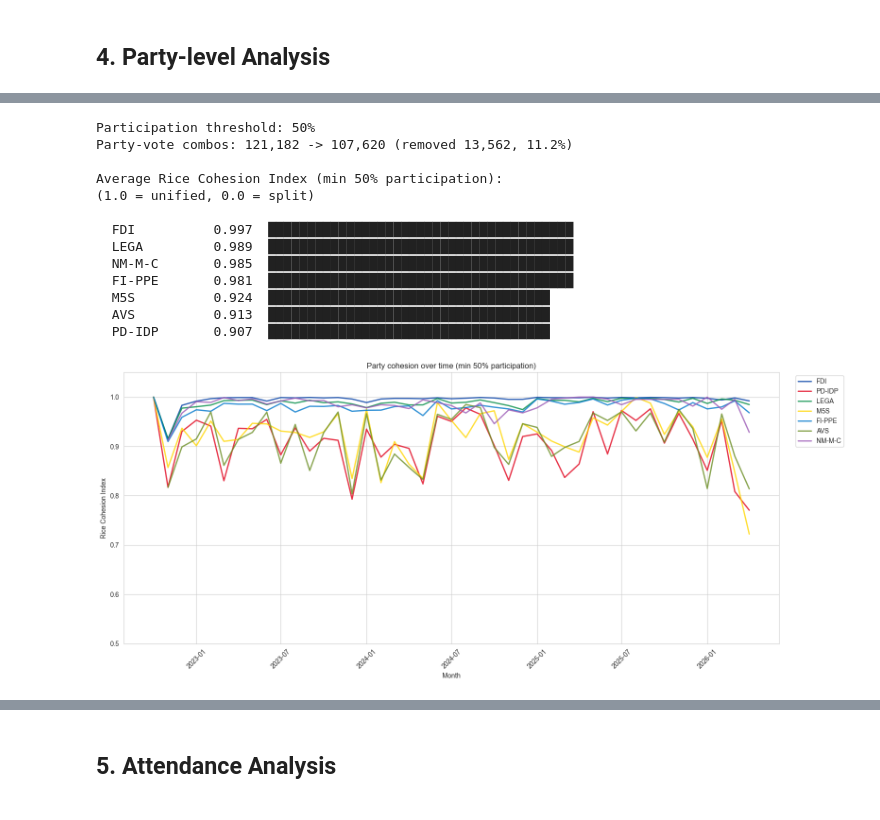
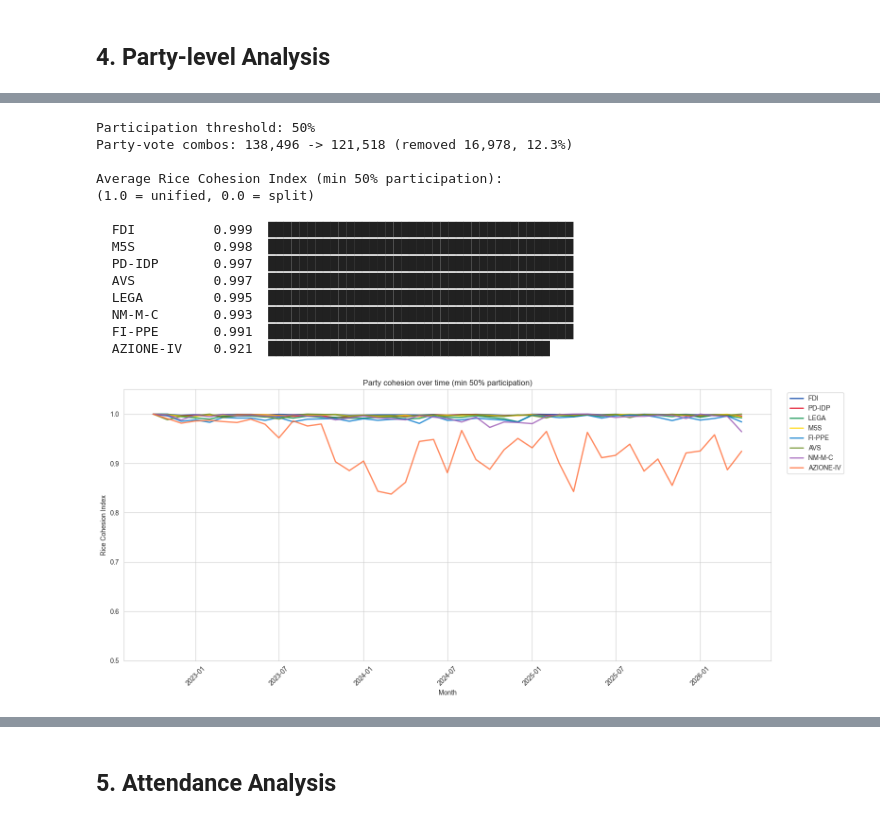
Before and after one commit to LucyMoto/italian-parliament-analysis, a Jupyter notebook: notebooks/explore.ipynb, the cells around one changed output, grey strips where cells are left out. Drawn from its saved outputs; the diff is of its cells as text; code cells hidden in the pictures.

```diff
--- a/notebooks/explore.ipynb
+++ b/notebooks/explore.ipynb
@@ -48,7 +53,7 @@ Loaded 6,904,915 rows from votes_clean.parquet
 # Constants used throughout
 MAJOR_GROUPS = ['FDI', 'PD-IDP', 'LEGA', 'M5S',
                 'FI-PPE', 'AVS', 'NM-M-C', 'AZIONE-IV']
-available_groups = [g for g in MAJOR_GROUPS if g in df['group'].unique()]
+available_groups = [g for g in MAJOR_GROUPS if g in df['group_clean'].unique()]
 print(f'Major groups available: {available_groups}')
 
 COALITION = ['FDI', 'LEGA', 'FI-PPE', 'NM-M-C']
@@ -78,7 +83,8 @@ VOTE_COLORS = {
 MIN_PARTICIPATION = 0.5  # 50% of party must vote for Rice calculation
 
 # Convenience subsets
-df_major = df[df['group'].isin(available_groups)].copy()
+df_major = df[df['group_clean'].isin(available_groups)].copy()
 df_voted = df[df['voted']].copy()
-df_voted_major = df_voted[df_voted['group'].isin(available_groups)].copy()
+df_voted_major = df_voted[df_voted['group_clean'].isin(
+    available_groups)].copy()
 # %% [output]
@@ -280,28 +285,32 @@ plt.show()
 # Rice Cohesion Index with minimum participation threshold
 
 def rice_index(group_votes):
+    """Rice index that handles abstentions correctly."""
     n = len(group_votes)
     if n == 0:
         return np.nan
     n_yes = (group_votes == 1).sum()
     n_no = (group_votes == -1).sum()
-    return abs(n_yes - n_no) / n
+    n_abs = (group_votes == 0).sum()
+    # If one category has a majority, party is cohesive
+    max_block = max(n_yes, n_no, n_abs)
+    return max_block / n
 
 
 # Party size per vote (all deputies listed, not just those who voted)
 party_size = df_major.groupby(
-    ['group', 'vote_id']).size().reset_index(name='party_total')
+    ['group_clean', 'vote_id']).size().reset_index(name='party_total')
 party_voted_count = df_voted_major.groupby(
-    ['group', 'vote_id']).size().reset_index(name='n_voted')
+    ['group_clean', 'vote_id']).size().reset_index(name='n_voted')
 
 party_part = party_size.merge(
-    party_voted_count, on=['group', 'vote_id'], how='left')
+    party_voted_count, on=['group_clean', 'vote_id'], how='left')
 party_part['n_voted'] = party_part['n_voted'].fillna(0)
 party_part['pct_voted'] = party_part['n_voted'] / party_part['party_total']
 
 # Keep only party-vote combos meeting threshold
-valid_pv = party_part[party_part['pct_voted']
-                      >= MIN_PARTICIPATION][['group', 'vote_id']]
+valid_pv = party_part[party_part['pct_voted'] >=
+                      MIN_PARTICIPATION][['group_clean', 'vote_id']]
 
 print(f'Participation threshold: {MIN_PARTICIPATION:.0%}')
 print(f'Party-vote combos: {len(party_part):,} -> {len(valid_pv):,} '
@@ -309,15 +318,15 @@ print(f'Party-vote combos: {len(party_part):,} -> {len(valid_pv):,} '
 
 # Calculate Rice on valid combos only
 df_voted_valid = df_voted_major.merge(
-    valid_pv, on=['group', 'vote_id'], how='inner')
+    valid_pv, on=['group_clean', 'vote_id'], how='inner')
 
 rice_by_pv = (
-    df_voted_valid.groupby(['group', 'vote_id'])['vote_code']
+    df_voted_valid.groupby(['group_clean', 'vote_id'])['vote_code']
     .apply(rice_index).reset_index().rename(columns={'vote_code': 'rice'})
 )
 
-rice_avg = rice_by_pv.groupby(
-    'group')['rice'].mean().sort_values(ascending=False)
+rice_avg = rice_by_pv.groupby('group_clean')[
+    'rice'].mean().sort_values(ascending=False)
 
 print(
     f'\nAverage Rice Cohesion Index (min {MIN_PARTICIPATION:.0%} participation):')
@@ -328,49 +337,50 @@ for group, val in rice_avg.items():
     print(f'  {group:12s} {val:.3f}  {bar}')
 # %% [output]
 Participation threshold: 50%
-Party-vote combos: 121,182 -> 107,620 (removed 13,562, 11.2%)
+Party-vote combos: 138,496 -> 121,518 (removed 16,978, 12.3%)
 
 Average Rice Cohesion Index (min 50% participation):
 (1.0 = unified, 0.0 = split)
 
-  FDI          0.997  ███████████████████████████████████████
-  LEGA         0.989  ███████████████████████████████████████
-  NM-M-C       0.985  ███████████████████████████████████████
-  FI-PPE       0.981  ███████████████████████████████████████
-  M5S          0.924  ████████████████████████████████████
-  AVS          0.913  ████████████████████████████████████
-  PD-IDP       0.907  ████████████████████████████████████
+  FDI          0.999  ███████████████████████████████████████
+  M5S          0.998  ███████████████████████████████████████
+  PD-IDP       0.997  ███████████████████████████████████████
+  AVS          0.997  ███████████████████████████████████████
+  LEGA         0.995  ███████████████████████████████████████
+  NM-M-C       0.993  ███████████████████████████████████████
+  FI-PPE       0.991  ███████████████████████████████████████
+  AZIONE-IV    0.921  ████████████████████████████████████
 # %%
 # Rice index over time
 df_vv_dated = df_voted_valid.dropna(subset=['date']).copy()
 df_vv_dated['year_month'] = df_vv_dated['date'].dt.to_period('M')
 
 rice_monthly = (
-    df_vv_dated.groupby(['group', 'year_month', 'vote_id'])['vote_code']
+    df_vv_dated.groupby(['group_clean', 'year_month', 'vote_id'])['vote_code']
     .apply(rice_index).reset_index().rename(columns={'vote_code': 'rice'})
 )
-rice_monthly_avg = rice_monthly.groupby(['group', 'year_month'])[
+rice_monthly_avg = rice_monthly.groupby(['group_clean', 'year_month'])[
     'rice'].mean().reset_index()
 
 fig, ax = plt.subplots(figsize=(16, 7))
 for group in available_groups:
-    s = rice_monthly_avg[rice_monthly_avg['group'] == group]
+    s = rice_monthly_avg[rice_monthly_avg['group_clean'] == group]
     if len(s) == 0:
         continue
     ax.plot(s['year_month'].dt.to_timestamp(), s['rice'],
             label=group, color=PARTY_COLORS.get(group, '#999'), linewidth=2, alpha=0.8)
 
 ax.set_xlabel('Month')
 ax.set_ylabel('Rice Cohesion Index')
 ax.set_title(
     f'Party cohesion over time (min {MIN_PARTICIPATION:.0%} participation)')
 ax.legend(bbox_to_anchor=(1.02, 1), loc='upper left')
 ax.set_ylim(0.5, 1.05)
 plt.xticks(rotation=45)
 plt.tight_layout()
 plt.show()
 # %% [output]
-[figure, old version]
+[figure, new version]
 # %%
 # Most divided votes per party (with participation context)
 print(
```
Also changed, not shown: parts of 25 cells of this notebook.
